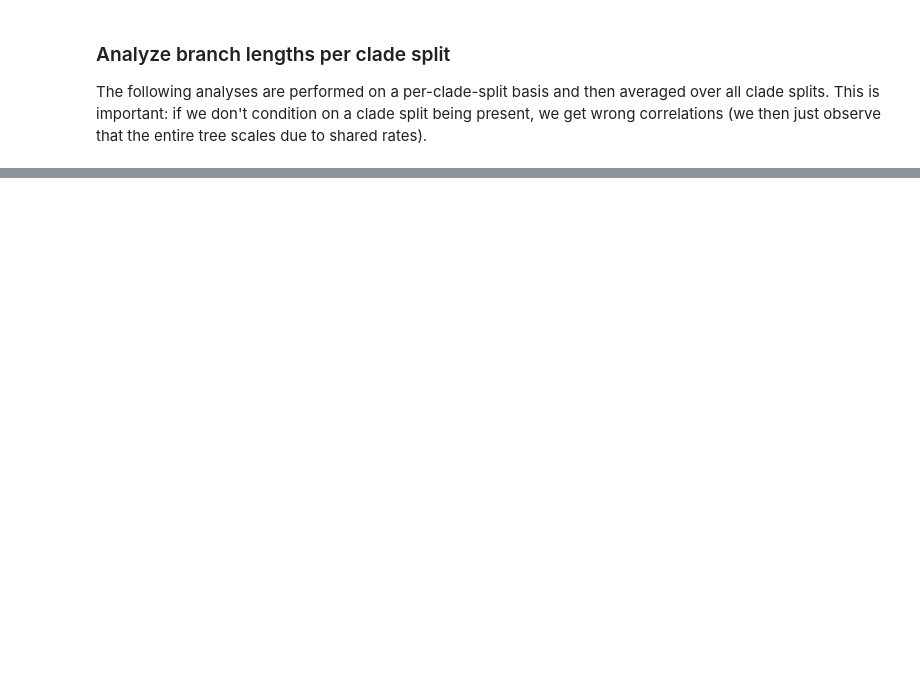
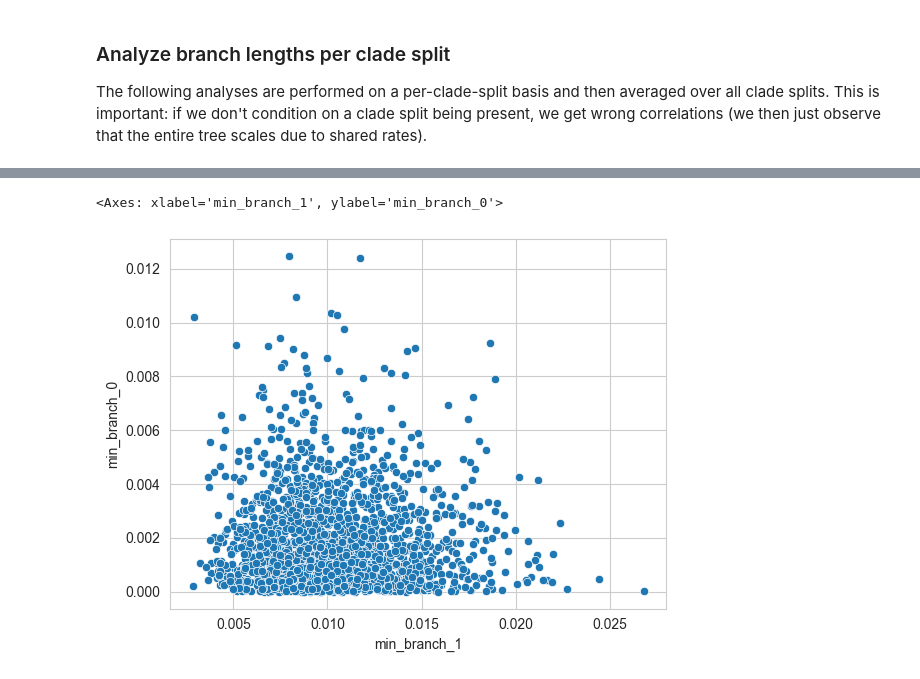
Before and after one commit to tochsner/ccd-validation, a Jupyter notebook: src/distribution_analysis/analyze_branch_lengths.ipynb, the cells around one changed output, grey strips where cells are left out. Saved outputs shown, nothing was run; the diff lists cells and outputs as text; code cells hidden in the pictures; blank space fills up the shorter version.

```diff
--- a/src/distribution_analysis/analyze_branch_lengths.ipynb
+++ b/src/distribution_analysis/analyze_branch_lengths.ipynb
@@ -152,0 +166,8 @@ sns.barplot(
+# %%
+sns.scatterplot(
+    x=df_extended_branches[df_extended_branches.clade_split == (3, 4)]["min_branch_1"],
+    y=df_extended_branches[df_extended_branches.clade_split == (3, 4)]["min_branch_0"],
+)
+# %% [output]
+<Axes: xlabel='min_branch_1', ylabel='min_branch_0'>
+[figure, added]
```
Also changed, not shown: parts of 17 cells of this notebook, 13 other files.
